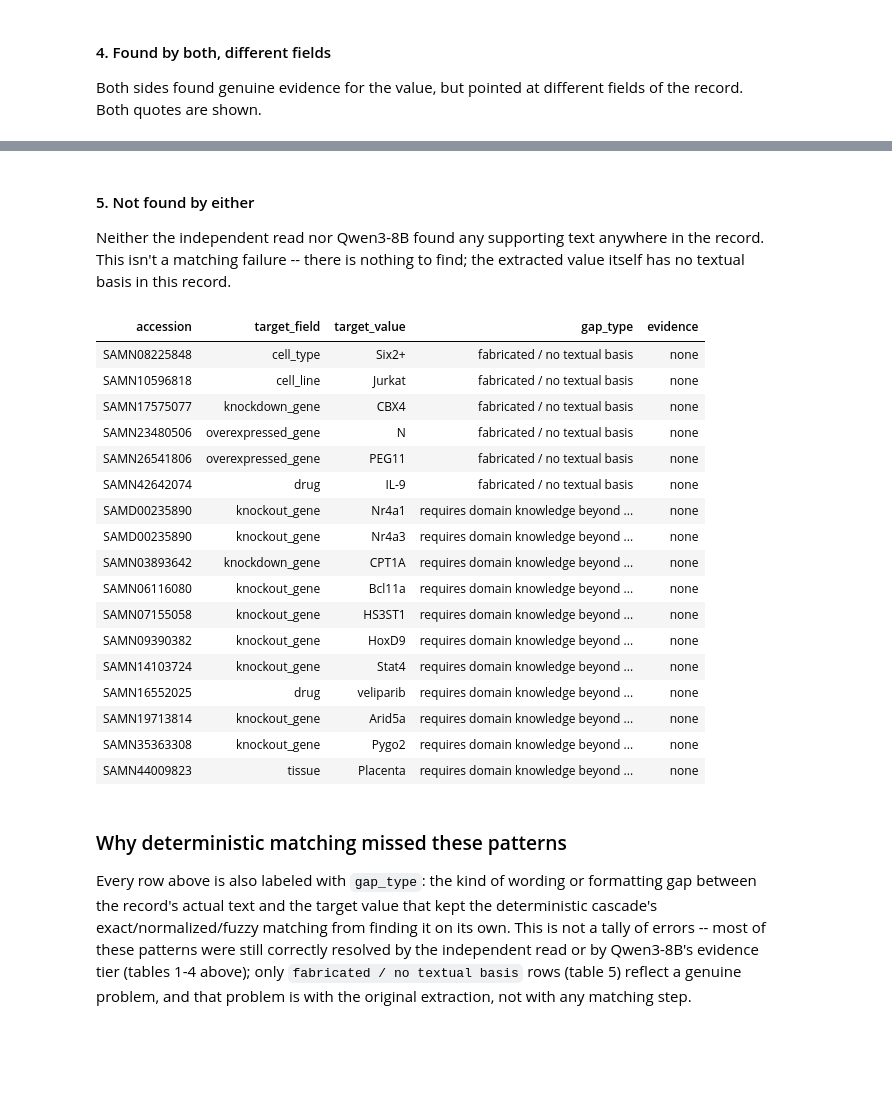
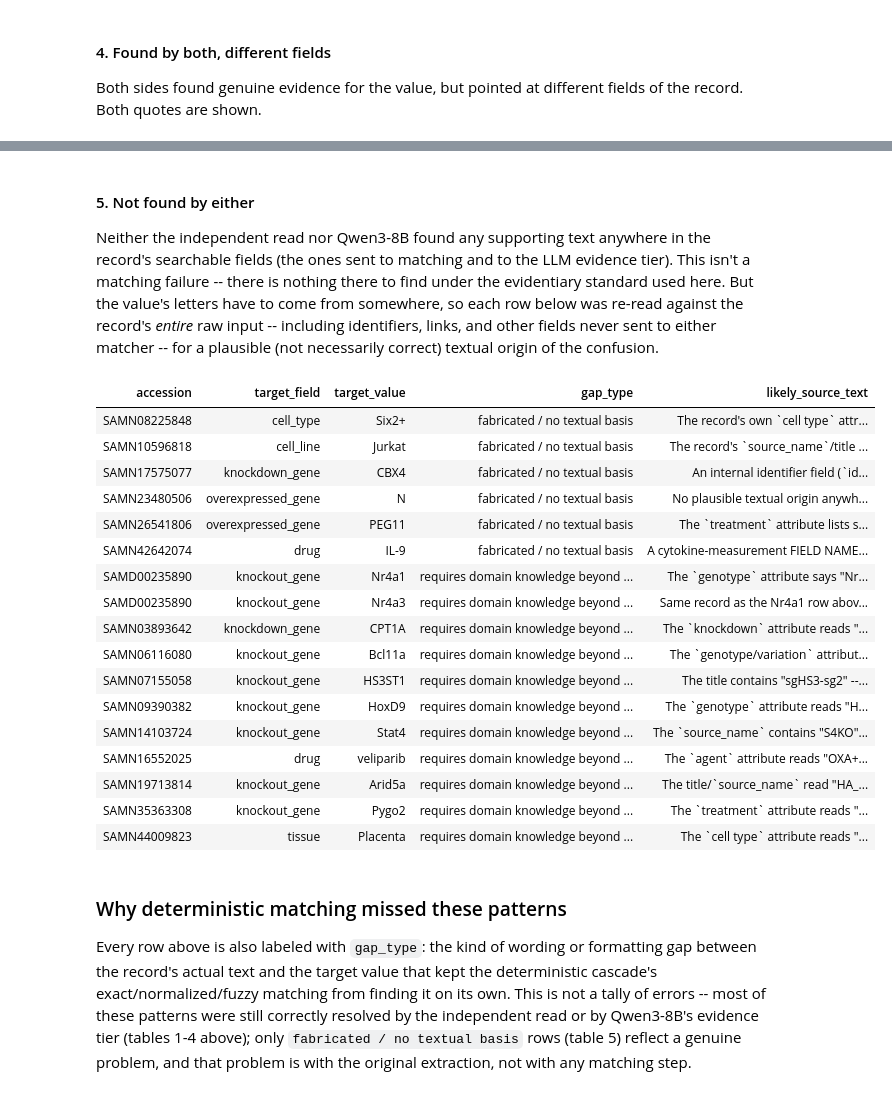
Before and after one commit to nuriafari/BH26_BioSample_bsllmner_mk2_value_provenance, a Jupyter notebook: notebooks/biosample_trace_back_evaluation.ipynb, the cells around one changed output, grey strips where cells are left out. Cells and saved outputs as stored; diff of their text form; code cells hidden in the pictures; blank space fills up the shorter version.

```diff
--- a/notebooks/biosample_trace_back_evaluation.ipynb
+++ b/notebooks/biosample_trace_back_evaluation.ipynb
@@ -344,31 +293,31 @@ display_with_nested_tables(evidence_table(found_different_field, [("claude", "cl
 # %% [markdown]
 #### 5. Not found by either
 
-Neither the independent read nor Qwen3-8B found any supporting text anywhere in the record. This isn't a matching failure -- there is nothing to find; the extracted value itself has no textual basis in this record.
+Neither the independent read nor Qwen3-8B found any supporting text anywhere in the record's searchable fields (the ones sent to matching and to the LLM evidence tier). This isn't a matching failure -- there is nothing there to find under the evidentiary standard used here. But the value's letters have to come from somewhere, so each row below was re-read against the record's *entire* raw input -- including identifiers, links, and other fields never sent to either matcher -- for a plausible (not necessarily correct) textual origin of the confusion.
 # %%
-# TABLE 5: NOT FOUND BY EITHER -- NO EVIDENCE ANYWHERE IN THE RECORD
-no_evidence = neither_found_it[["accession", "target_field", "target_value", "gap_type"]].copy()
-no_evidence["evidence"] = "none"
+# TABLE 5: NOT FOUND BY EITHER -- WITH A PLAUSIBLE TEXTUAL ORIGIN FROM THE FULL RECORD, WHERE ONE EXISTS
+no_evidence = neither_found_it[["accession", "target_field", "target_value", "gap_type", "likely_source_text"]].copy()
+no_evidence["likely_source_text"] = no_evidence["likely_source_text"].fillna("no plausible origin found anywhere in the record")
 display_with_nested_tables(no_evidence)
 # %% [output]
-| accession | target_field | target_value | gap_type | evidence |
-| SAMN08225848 | cell_type | Six2+ | fabricated / no textual basis | none |
-| SAMN10596818 | cell_line | Jurkat | fabricated / no textual basis | none |
-| SAMN17575077 | knockdown_gene | CBX4 | fabricated / no textual basis | none |
-| SAMN23480506 | overexpressed_gene | N | fabricated / no textual basis | none |
-| SAMN26541806 | overexpressed_gene | PEG11 | fabricated / no textual basis | none |
-| SAMN42642074 | drug | IL-9 | fabricated / no textual basis | none |
-| SAMD00235890 | knockout_gene | Nr4a1 | requires domain knowledge beyond ... | none |
-| SAMD00235890 | knockout_gene | Nr4a3 | requires domain knowledge beyond ... | none |
-| SAMN03893642 | knockdown_gene | CPT1A | requires domain knowledge beyond ... | none |
-| SAMN06116080 | knockout_gene | Bcl11a | requires domain knowledge beyond ... | none |
-| SAMN07155058 | knockout_gene | HS3ST1 | requires domain knowledge beyond ... | none |
-| SAMN09390382 | knockout_gene | HoxD9 | requires domain knowledge beyond ... | none |
-| SAMN14103724 | knockout_gene | Stat4 | requires domain knowledge beyond ... | none |
-| SAMN16552025 | drug | veliparib | requires domain knowledge beyond ... | none |
-| SAMN19713814 | knockout_gene | Arid5a | requires domain knowledge beyond ... | none |
-| SAMN35363308 | knockout_gene | Pygo2 | requires domain knowledge beyond ... | none |
-| SAMN44009823 | tissue | Placenta | requires domain knowledge beyond ... | none |
+| accession | target_field | target_value | gap_type | likely_source_text |
+| SAMN08225848 | cell_type | Six2+ | fabricated / no textual basis | The record's own `cell type` attr... |
+| SAMN10596818 | cell_line | Jurkat | fabricated / no textual basis | The record's `source_name`/title ... |
+| SAMN17575077 | knockdown_gene | CBX4 | fabricated / no textual basis | An internal identifier field (`id... |
+| SAMN23480506 | overexpressed_gene | N | fabricated / no textual basis | No plausible textual origin anywh... |
+| SAMN26541806 | overexpressed_gene | PEG11 | fabricated / no textual basis | The `treatment` attribute lists s... |
+| SAMN42642074 | drug | IL-9 | fabricated / no textual basis | A cytokine-measurement FIELD NAME... |
+| SAMD00235890 | knockout_gene | Nr4a1 | requires domain knowledge beyond ... | The `genotype` attribute says "Nr... |
+| SAMD00235890 | knockout_gene | Nr4a3 | requires domain knowledge beyond ... | Same record as the Nr4a1 row abov... |
+| SAMN03893642 | knockdown_gene | CPT1A | requires domain knowledge beyond ... | The `knockdown` attribute reads "... |
+| SAMN06116080 | knockout_gene | Bcl11a | requires domain knowledge beyond ... | The `genotype/variation` attribut... |
+| SAMN07155058 | knockout_gene | HS3ST1 | requires domain knowledge beyond ... | The title contains "sgHS3-sg2" --... |
+| SAMN09390382 | knockout_gene | HoxD9 | requires domain knowledge beyond ... | The `genotype` attribute reads "H... |
+| SAMN14103724 | knockout_gene | Stat4 | requires domain knowledge beyond ... | The `source_name` contains "S4KO"... |
+| SAMN16552025 | drug | veliparib | requires domain knowledge beyond ... | The `agent` attribute reads "OXA+... |
+| SAMN19713814 | knockout_gene | Arid5a | requires domain knowledge beyond ... | The title/`source_name` read "HA_... |
+| SAMN35363308 | knockout_gene | Pygo2 | requires domain knowledge beyond ... | The `treatment` attribute reads "... |
+| SAMN44009823 | tissue | Placenta | requires domain knowledge beyond ... | The `cell type` attribute reads "... |
 # %% [markdown]
 ### Why deterministic matching missed these patterns
 
```
Also changed, not shown: parts of 20 cells of this notebook, 3 other files.
